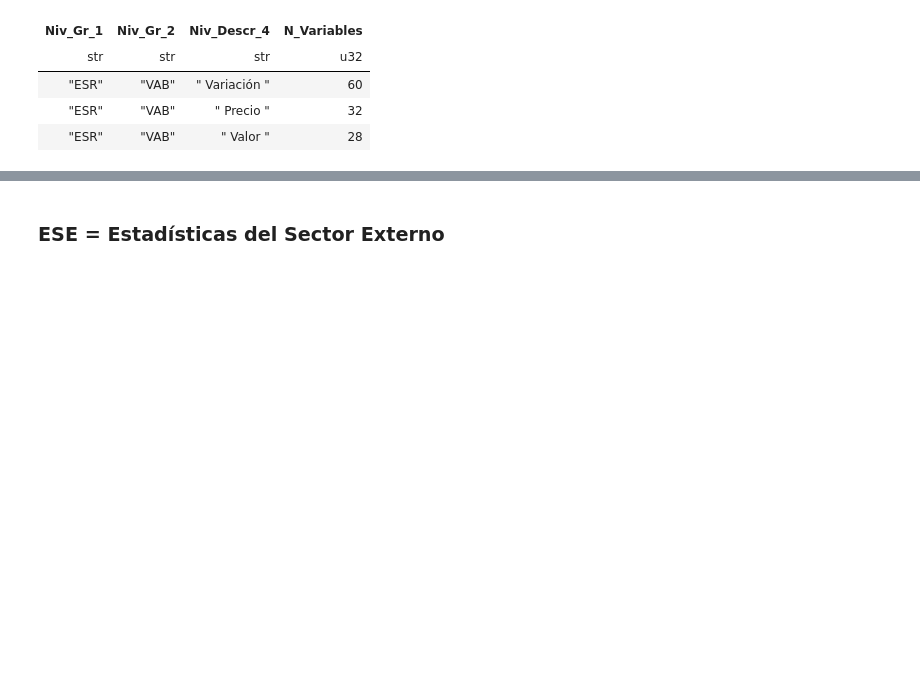
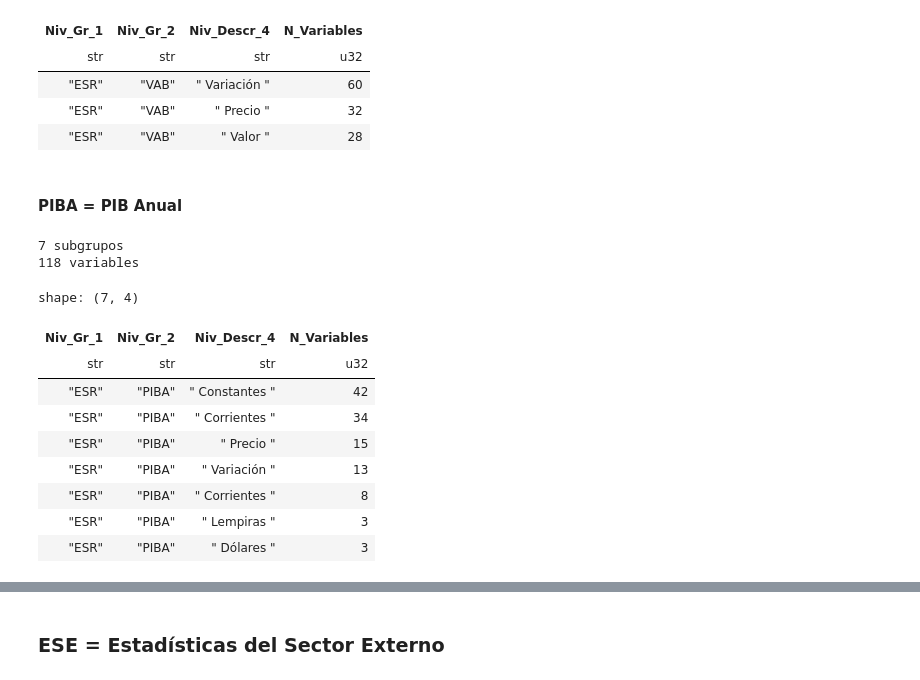
Before and after one commit to ElvisCasco/BCH_Webpage, a Jupyter notebook: BCH_API.ipynb, the cells around one changed output, grey strips where cells are left out. Saved outputs shown, nothing was run; the diff lists cells and outputs as text; code cells hidden in the pictures; blank space fills up the shorter version.

```diff
--- a/BCH_API.ipynb
+++ b/BCH_API.ipynb
@@ -688,3 +688,20 @@ shape: (3, 4)
 | "ESR" | "VAB" | " Variación " | 60 |
 | "ESR" | "VAB" | " Precio " | 32 |
 | "ESR" | "VAB" | " Valor " | 28 |
+# %% [markdown]
+#### PIBA = PIB Anual
+# %%
+res_nivel_3("ESR","PIBA","Niv_Descr_4")
+# %% [output]
+7 subgrupos
+118 variables
+shape: (7, 4)
+| Niv_Gr_1 | Niv_Gr_2 | Niv_Descr_4 | N_Variables |
+| str | str | str | u32 |
+| "ESR" | "PIBA" | " Constantes " | 42 |
+| "ESR" | "PIBA" | " Corrientes " | 34 |
+| "ESR" | "PIBA" | " Precio " | 15 |
+| "ESR" | "PIBA" | " Variación " | 13 |
+| "ESR" | "PIBA" | " Corrientes " | 8 |
+| "ESR" | "PIBA" | " Lempiras " | 3 |
+| "ESR" | "PIBA" | " Dólares " | 3 |
```
Also changed, not shown: parts of 59 cells of this notebook, 4 other files.
